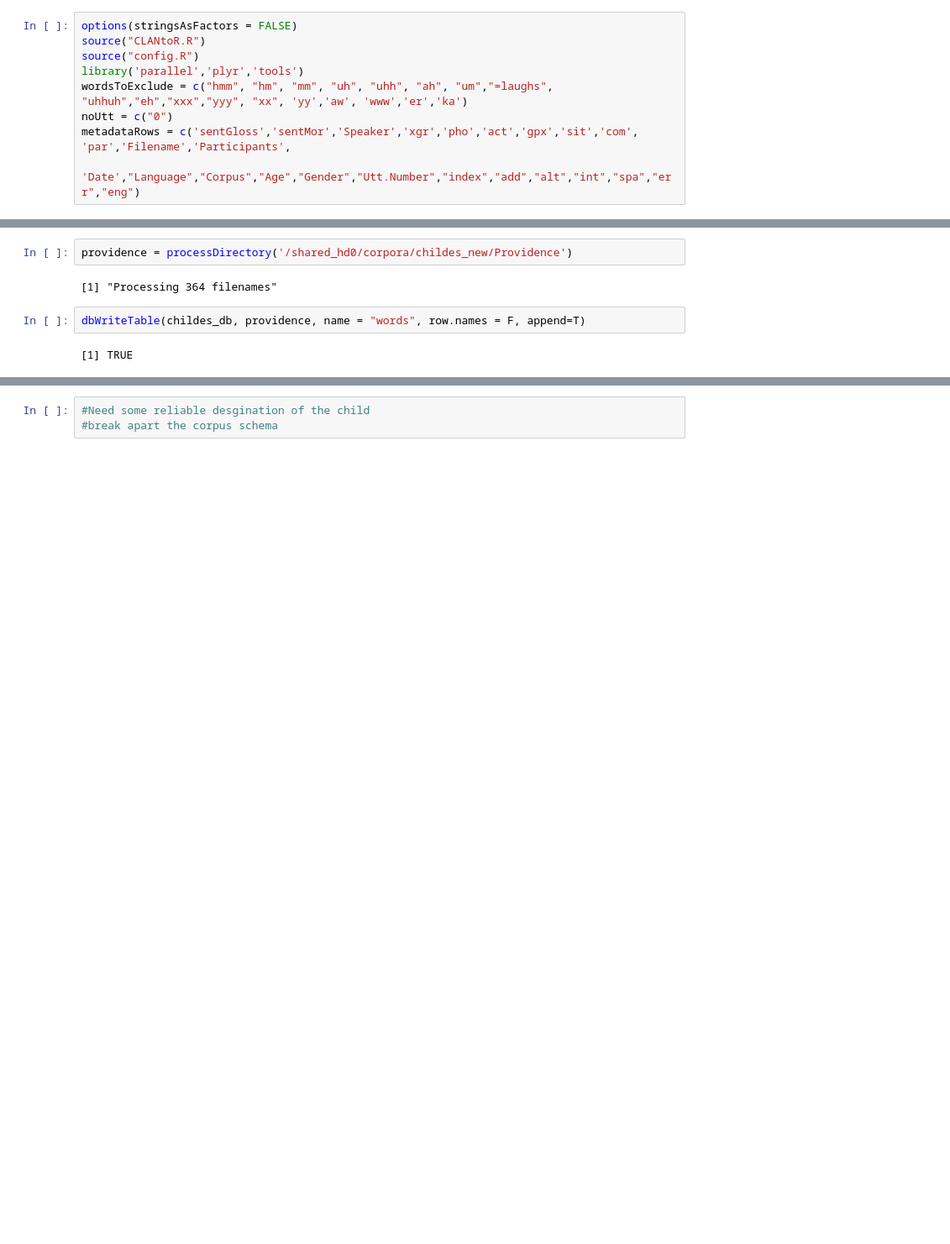
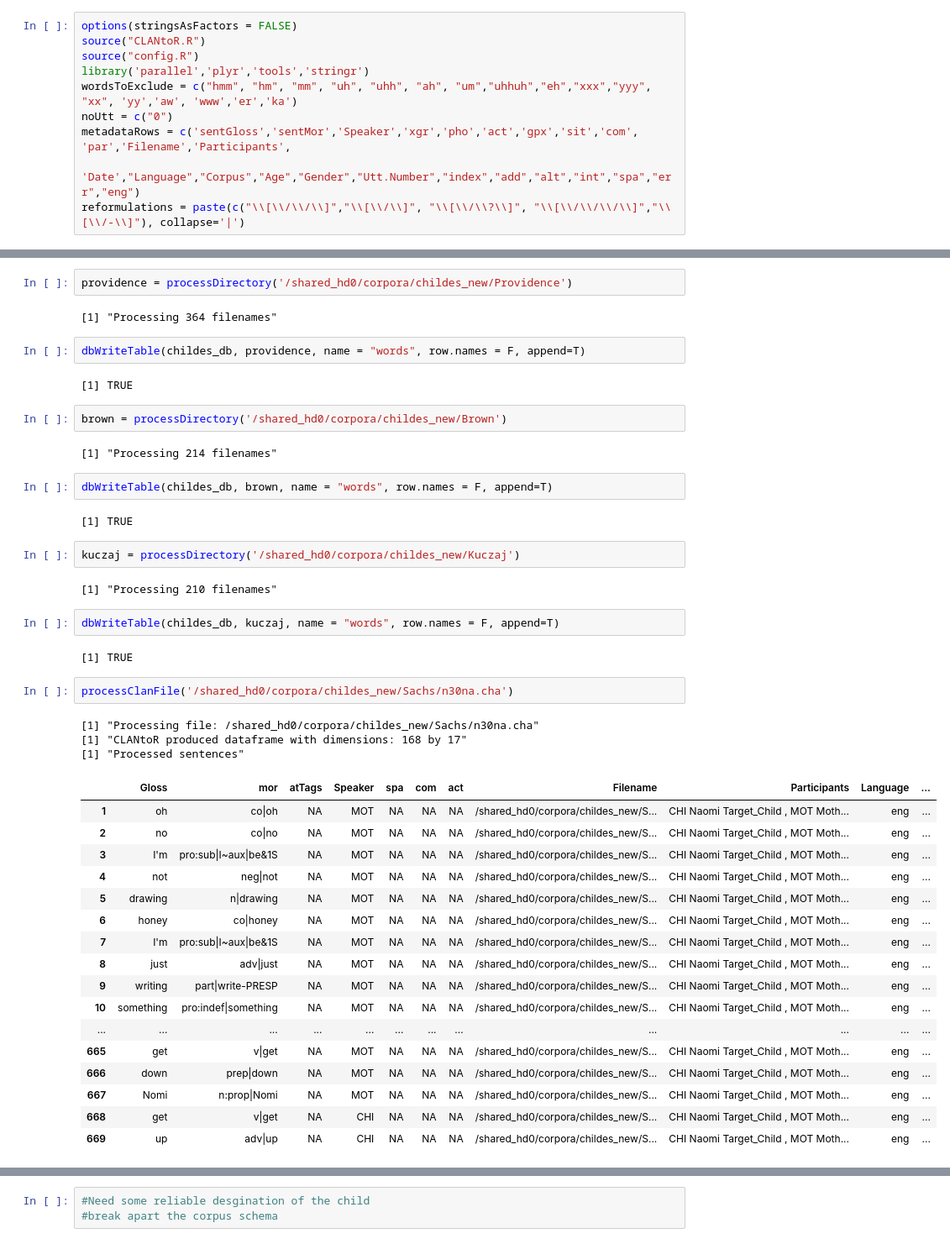
Before and after one commit to mikabr/gender-input, a Jupyter notebook: Extract Tokens From CHILDES Corpora.ipynb, the cells around one changed output, grey strips where cells are left out. Shown at 84% size. Cells and saved outputs as stored; diff of their text form; blank space fills up the shorter version.

Commit message:
deals with laughter, etc. and reformulations. Both the row-processing and the .cha reader were altered

```diff
--- a/Extract Tokens From CHILDES Corpora.ipynb
+++ b/Extract Tokens From CHILDES Corpora.ipynb
@@ -2,11 +2,12 @@
 options(stringsAsFactors = FALSE)
 source("CLANtoR.R")
 source("config.R")
-library('parallel','plyr','tools')
-wordsToExclude = c("hmm", "hm", "mm", "uh", "uhh", "ah", "um","=laughs", "uhhuh","eh","xxx","yyy", "xx", 'yy','aw', 'www','er','ka')
+library('parallel','plyr','tools','stringr')
+wordsToExclude = c("hmm", "hm", "mm", "uh", "uhh", "ah", "um","uhhuh","eh","xxx","yyy", "xx", 'yy','aw', 'www','er','ka')
 noUtt = c("0")
 metadataRows = c('sentGloss','sentMor','Speaker','xgr','pho','act','gpx','sit','com', 'par','Filename','Participants',
                  'Date',"Language","Corpus","Age","Gender","Utt.Number","index","add","alt","int","spa","err","eng")
+reformulations = paste(c("\\[\\/\\/\\]","\\[\\/\\]", "\\[\\/\\?\\]", "\\[\\/\\/\\/\\]","\\[\\/-\\]"), collapse='|')
 # %%
 sentenceHandler = function(row){
     #!!! the problem is that there are many sentences where the word nodes do not have all of the metadata,
@@ -180,3 +266,42 @@ providence = processDirectory('/shared_hd0/corpora/childes_new/Providence')
 dbWriteTable(childes_db, providence, name = "words", row.names = F, append=T)
 # %% [output]
 [1] TRUE
+# %%
+brown = processDirectory('/shared_hd0/corpora/childes_new/Brown')
+# %% [output]
+[1] "Processing 214 filenames"
+# %%
+dbWriteTable(childes_db, brown, name = "words", row.names = F, append=T)
+# %% [output]
+[1] TRUE
+# %%
+kuczaj = processDirectory('/shared_hd0/corpora/childes_new/Kuczaj')
+# %% [output]
+[1] "Processing 210 filenames"
+# %%
+dbWriteTable(childes_db, kuczaj, name = "words", row.names = F, append=T)
+# %% [output]
+[1] TRUE
+# %%
+processClanFile('/shared_hd0/corpora/childes_new/Sachs/n30na.cha')
+# %% [output]
+[1] "Processing file: /shared_hd0/corpora/childes_new/Sachs/n30na.cha"
+[1] "CLANtoR produced dataframe with dimensions: 168 by 17"
+[1] "Processed sentences"
+|  | Gloss | mor | atTags | Speaker | spa | com | act | Filename | Participants | Language | ... |
+| 1 | oh | co|oh | NA | MOT | NA | NA | NA | /shared_hd0/corpora/childes_new/S... | CHI Naomi Target_Child , MOT Moth... | eng | ... |
+| 2 | no | co|no | NA | MOT | NA | NA | NA | /shared_hd0/corpora/childes_new/S... | CHI Naomi Target_Child , MOT Moth... | eng | ... |
+| 3 | I'm | pro:sub|I~aux|be&1S | NA | MOT | NA | NA | NA | /shared_hd0/corpora/childes_new/S... | CHI Naomi Target_Child , MOT Moth... | eng | ... |
+| 4 | not | neg|not | NA | MOT | NA | NA | NA | /shared_hd0/corpora/childes_new/S... | CHI Naomi Target_Child , MOT Moth... | eng | ... |
+| 5 | drawing | n|drawing | NA | MOT | NA | NA | NA | /shared_hd0/corpora/childes_new/S... | CHI Naomi Target_Child , MOT Moth... | eng | ... |
+| 6 | honey | co|honey | NA | MOT | NA | NA | NA | /shared_hd0/corpora/childes_new/S... | CHI Naomi Target_Child , MOT Moth... | eng | ... |
+| 7 | I'm | pro:sub|I~aux|be&1S | NA | MOT | NA | NA | NA | /shared_hd0/corpora/childes_new/S... | CHI Naomi Target_Child , MOT Moth... | eng | ... |
+| 8 | just | adv|just | NA | MOT | NA | NA | NA | /shared_hd0/corpora/childes_new/S... | CHI Naomi Target_Child , MOT Moth... | eng | ... |
+| 9 | writing | part|write-PRESP | NA | MOT | NA | NA | NA | /shared_hd0/corpora/childes_new/S... | CHI Naomi Target_Child , MOT Moth... | eng | ... |
+| 10 | something | pro:indef|something | NA | MOT | NA | NA | NA | /shared_hd0/corpora/childes_new/S... | CHI Naomi Target_Child , MOT Moth... | eng | ... |
+| ... | ... | ... | ... | ... | ... | ... | ... | ... | ... | ... | ... |
+| 665 | get | v|get | NA | MOT | NA | NA | NA | /shared_hd0/corpora/childes_new/S... | CHI Naomi Target_Child , MOT Moth... | eng | ... |
+| 666 | down | prep|down | NA | MOT | NA | NA | NA | /shared_hd0/corpora/childes_new/S... | CHI Naomi Target_Child , MOT Moth... | eng | ... |
+| 667 | Nomi | n:prop|Nomi | NA | MOT | NA | NA | NA | /shared_hd0/corpora/childes_new/S... | CHI Naomi Target_Child , MOT Moth... | eng | ... |
+| 668 | get | v|get | NA | CHI | NA | NA | NA | /shared_hd0/corpora/childes_new/S... | CHI Naomi Target_Child , MOT Moth... | eng | ... |
+| 669 | up | adv|up | NA | CHI | NA | NA | NA | /shared_hd0/corpora/childes_new/S... | CHI Naomi Target_Child , MOT Moth... | eng | ... |
```
Also changed, not shown: parts of 9 cells of this notebook, 1 other file.
